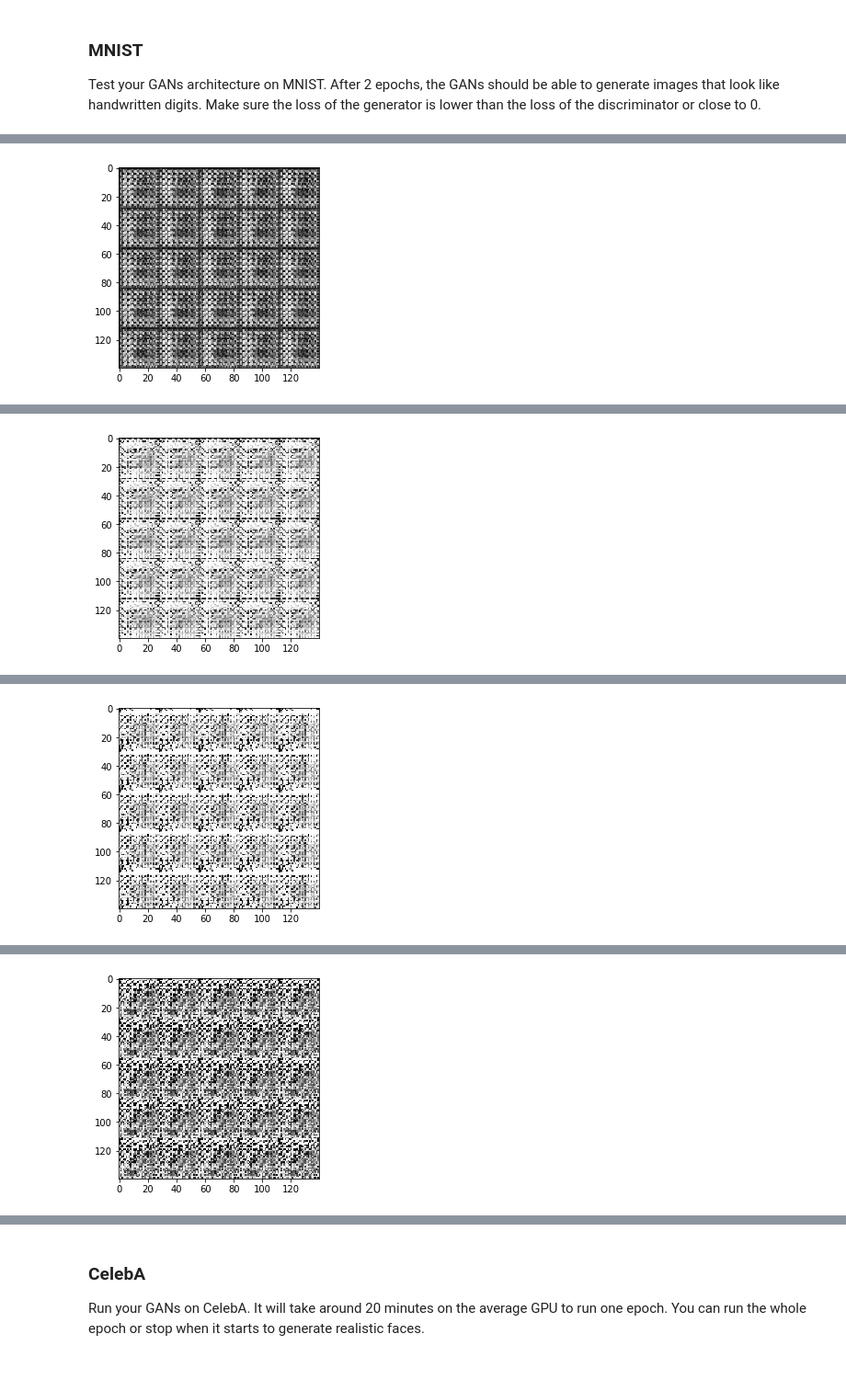
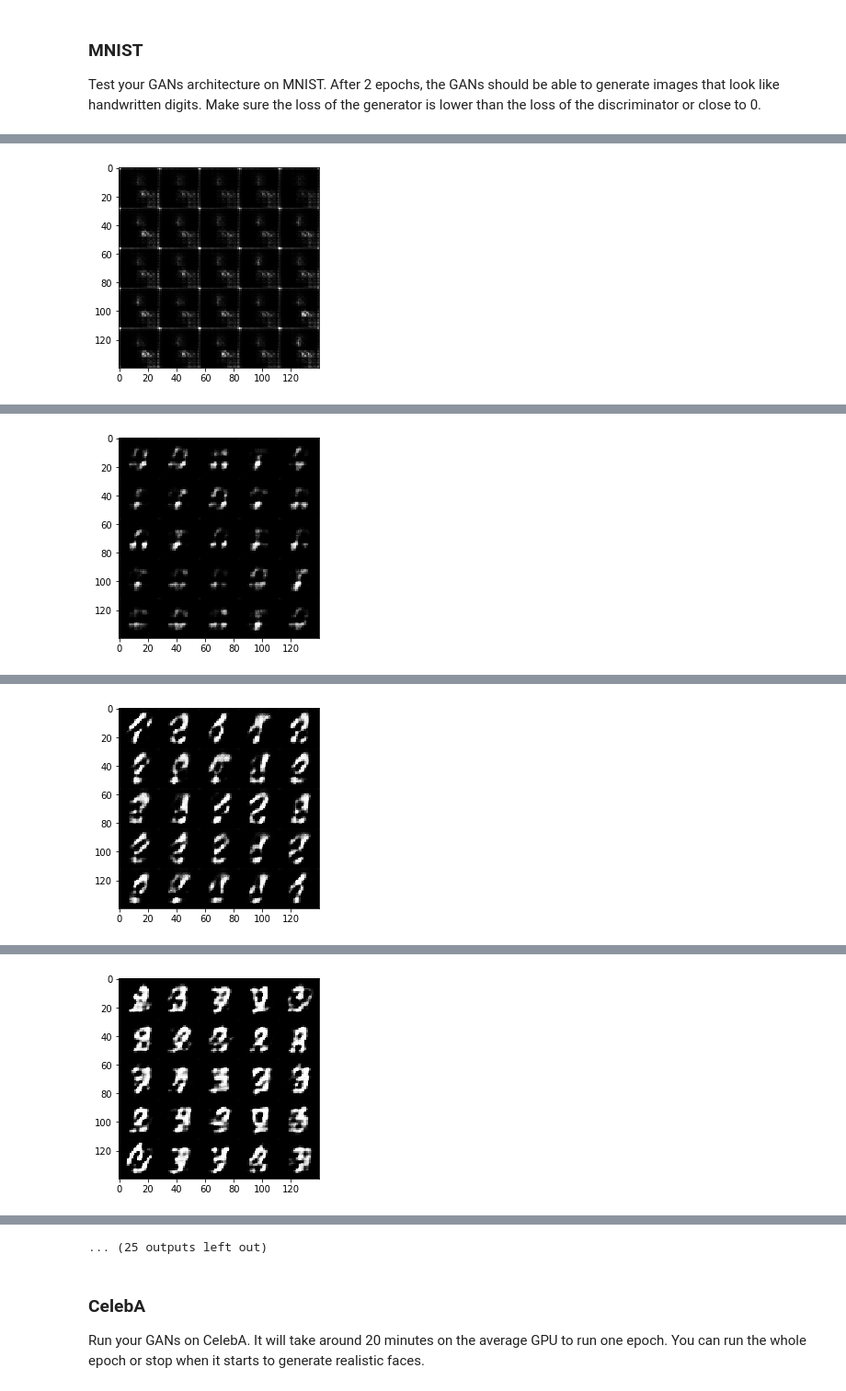
Before and after one commit to Amanpradhan/Face-Generation, a Jupyter notebook: dlnd_face_generation.ipynb, the cells around one changed output, grey strips where cells are left out. Shown at 92% size. Saved outputs shown, nothing was run; the diff lists cells and outputs as text; code cells hidden in the pictures.

```diff
--- a/dlnd_face_generation.ipynb
+++ b/dlnd_face_generation.ipynb
@@ -192,33 +191,35 @@ def generator(z, out_channel_dim, is_train=True):
     :return: The tensor output of the generator
     """
     # TODO: Implement Function
-    reuse = not is_train
-    alpha = 0.2
-    keep_prob = 0.5
-    with tf.variable_scope('generator', reuse=reuse):
-        l1 = tf.layers.dense(z, 4*4*1024, use_bias=False)
-        l1 = tf.reshape(l1, (-1, 4,4,1024))
+    alpha=0.15
+    keep_prob=0.7
+    with tf.variable_scope('generator', reuse=(not is_train)):
+        #A fully connected layer, 4x4x1024
+        l1 = tf.layers.dense(z, 4*4*1024, use_bias=True)
+        l1 = tf.reshape(l1, (-1, 4, 4, 1024))
         l1 = tf.layers.batch_normalization(l1, training=is_train)
-        l1 = tf.maximum(alpha*l1, l1)
+        l1 = tf.maximum(alpha * l1, l1)
         l1 = tf.layers.dropout(l1, keep_prob, training=is_train)
-        #print(l1.shape)
 
-        l2 = tf.layers.conv2d_transpose(l1, 512, 4, 1, padding='valid')
+        #A Deconvolutional Layer,7x7x512
+        l2 = tf.layers.conv2d_transpose(l1, 512, 4, 1, 'valid', use_bias=True)
         l2 = tf.layers.batch_normalization(l2, training=is_train)
-        l2 = tf.maximum(alpha*l2, l2)
+        l2 = tf.maximum(alpha * l2, l2)
         l2 = tf.layers.dropout(l2, keep_prob, training=is_train)
-        #print(l2.shape)
 
-        l3 = tf.layers.conv2d_transpose(l2, 256, 5, 2, padding='same')
+        #A Deconvolutional Layer,14x14x256
+        l3 = tf.layers.conv2d_transpose(l2, 256, 5, 2, 'same', use_bias=True)
         l3 = tf.layers.batch_normalization(l3, training=is_train)
-        l3 = tf.maximum(alpha*l3, l3)
+        l3 = tf.maximum(alpha * l3, l3)
         l3 = tf.layers.dropout(l3, keep_prob, training=is_train)
-        #print(l3.shape)
 
-        logits = tf.layers.conv2d_transpose(l3, out_channel_dim, 5, 2, padding='same')
-        output = tf.tanh(logits)
-    return output
+        #The Output layer, 28x28xn
+        logits = tf.layers.conv2d_transpose(l3, out_channel_dim, 5, 2, 'same')
 
+        out = tf.tanh(logits)
+        #print(out.shape)
+
+        return out
 
 """
 DON'T MODIFY ANYTHING IN THIS CELL THAT IS BELOW THIS LINE
@@ -382,8 +383,8 @@ def train(epoch_count, batch_size, z_dim, learning_rate, beta1, get_batches, dat
 ### MNIST
 Test your GANs architecture on MNIST.  After 2 epochs, the GANs should be able to generate images that look like handwritten digits.  Make sure the loss of the generator is lower than the loss of the discriminator or close to 0.
 # %%
-batch_size = 100
-z_dim = 100
+batch_size = 32
+z_dim = 128
 learning_rate = 0.0001
 beta1 = 0.45
 
@@ -403 +404 @@ Epoch 1/2 Count 200... Discriminator Loss: 1.0408... Generator Loss: 3.6444 ...
-[figure, old version]
+[figure, new version]
@@ -406 +407 @@ Epoch 1/2 Count 400... Discriminator Loss: 1.0402... Generator Loss: 4.0869 ...
-[figure, old version]
+[figure, new version]
@@ -409 +410 @@ Epoch 1/2 Count 600... Discriminator Loss: 1.0398... Generator Loss: 4.7665 ...
-[figure, old version]
+[figure, new version]
@@ -412 +413 @@ Epoch 2/2 Count 800... Discriminator Loss: 1.0398... Generator Loss: 4.9087 ...
-[figure, old version]
+[figure, new version]
@@ -419,3 +420,4 @@ Epoch 2/2 Count 1200... Discriminator Loss: 1.0398... Generator Loss: 4.9367 ...
+... (25 outputs left out)
 # %% [markdown]
 ### CelebA
 Run your GANs on CelebA.  It will take around 20 minutes on the average GPU to run one epoch.  You can run the whole epoch or stop when it starts to generate realistic faces.
```
Also changed, not shown: parts of 3 cells of this notebook, 1 other file.
